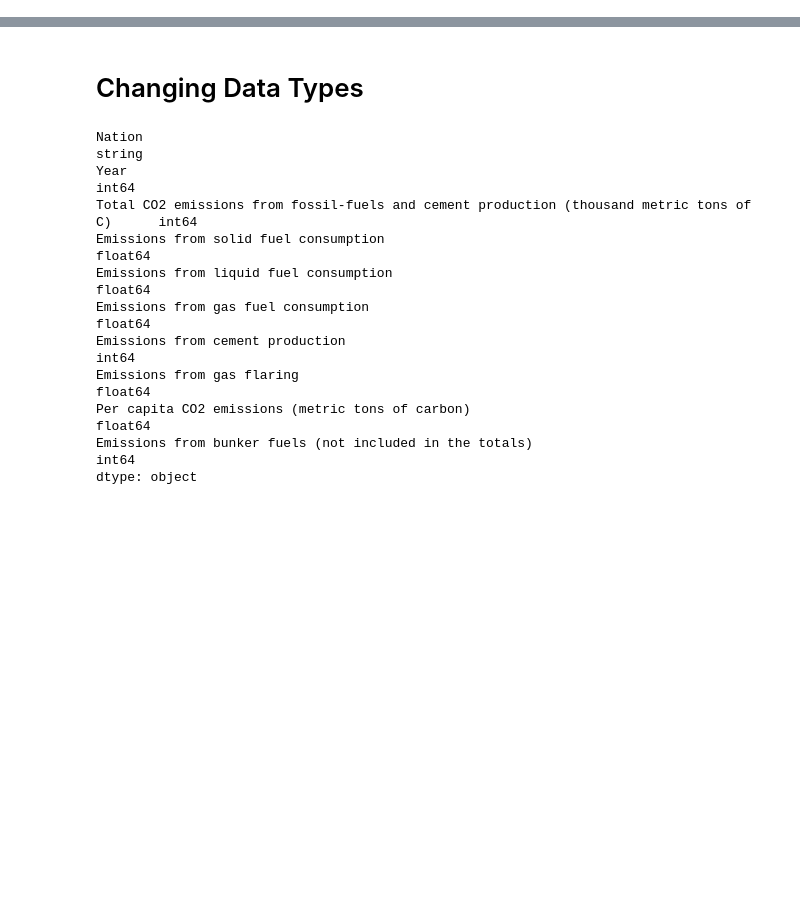
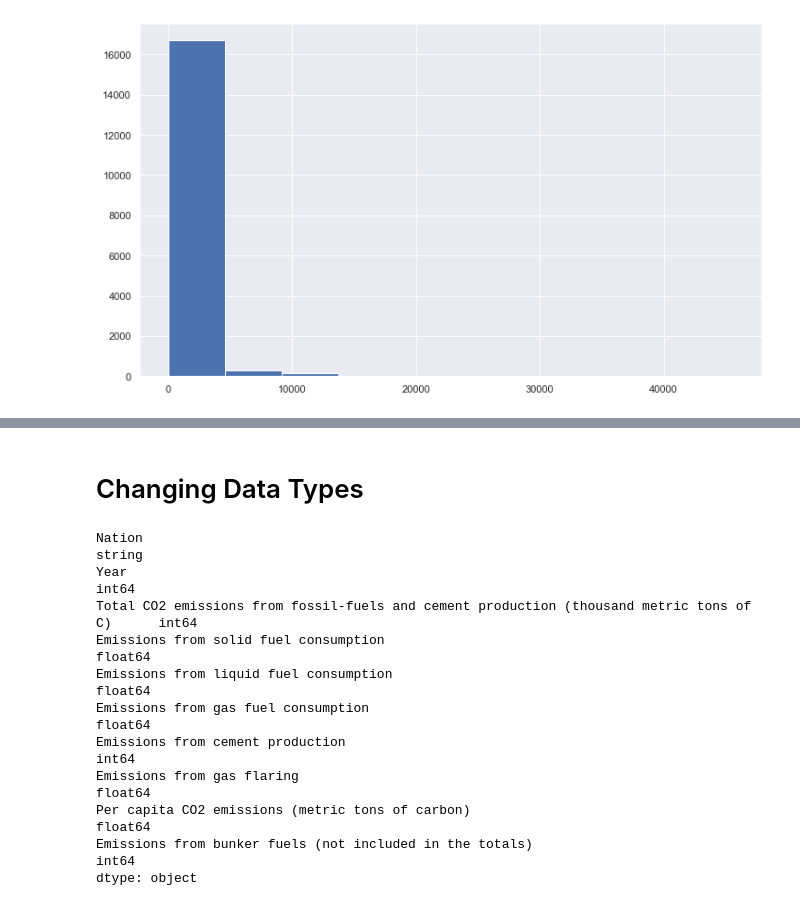
Before and after one commit to tahmidbintaslim/ProgrammingForDataScienceProject, a Jupyter notebook: National.ipynb, the cells around one changed output, grey strips where cells are left out. Drawn from its saved outputs; the diff is of its cells as text; code cells hidden in the pictures; blank space fills up the shorter version.

```diff
--- a/National.ipynb
+++ b/National.ipynb
@@ -91,0 +175,4 @@ dtype: object
+# %%
+data['Emissions from bunker fuels (not included in the totals)'].hist(bins=10);
+# %% [output]
+[figure, added]
```
Also changed, not shown: parts of 49 cells of this notebook, 2 other files.
